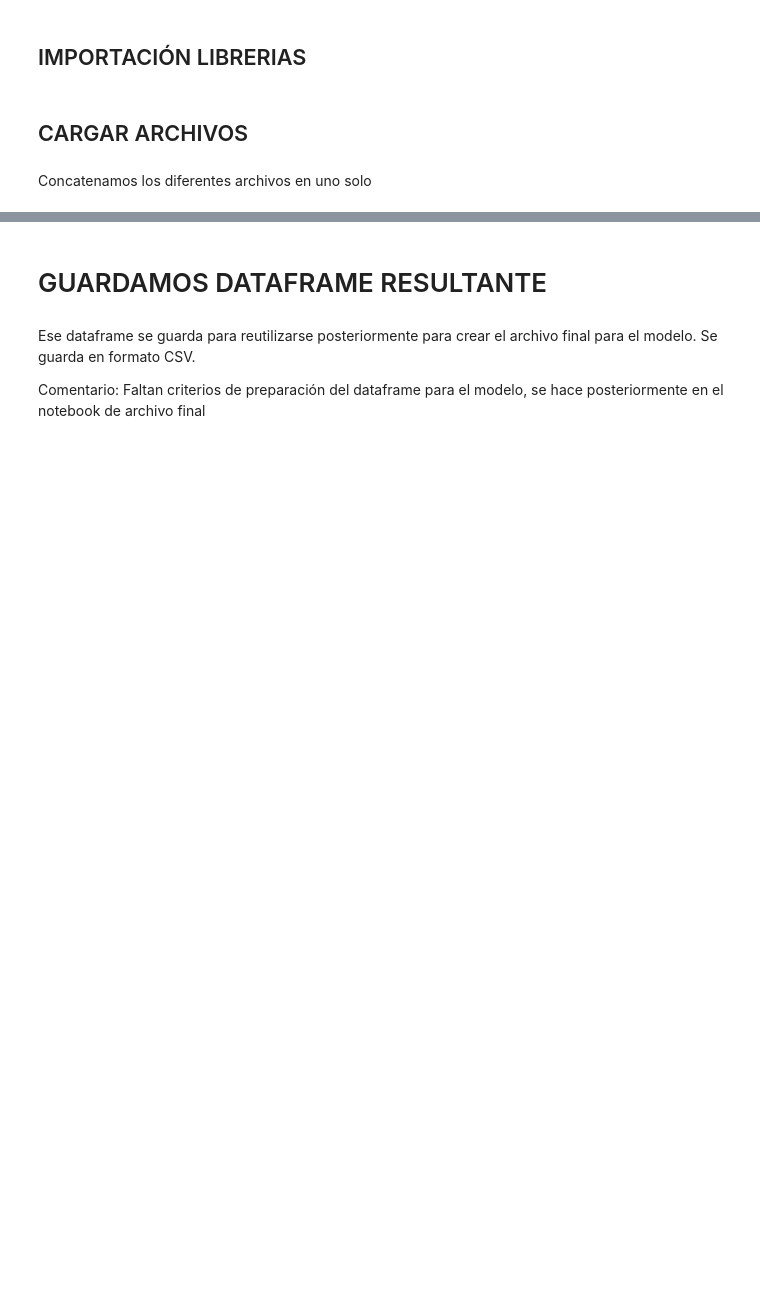
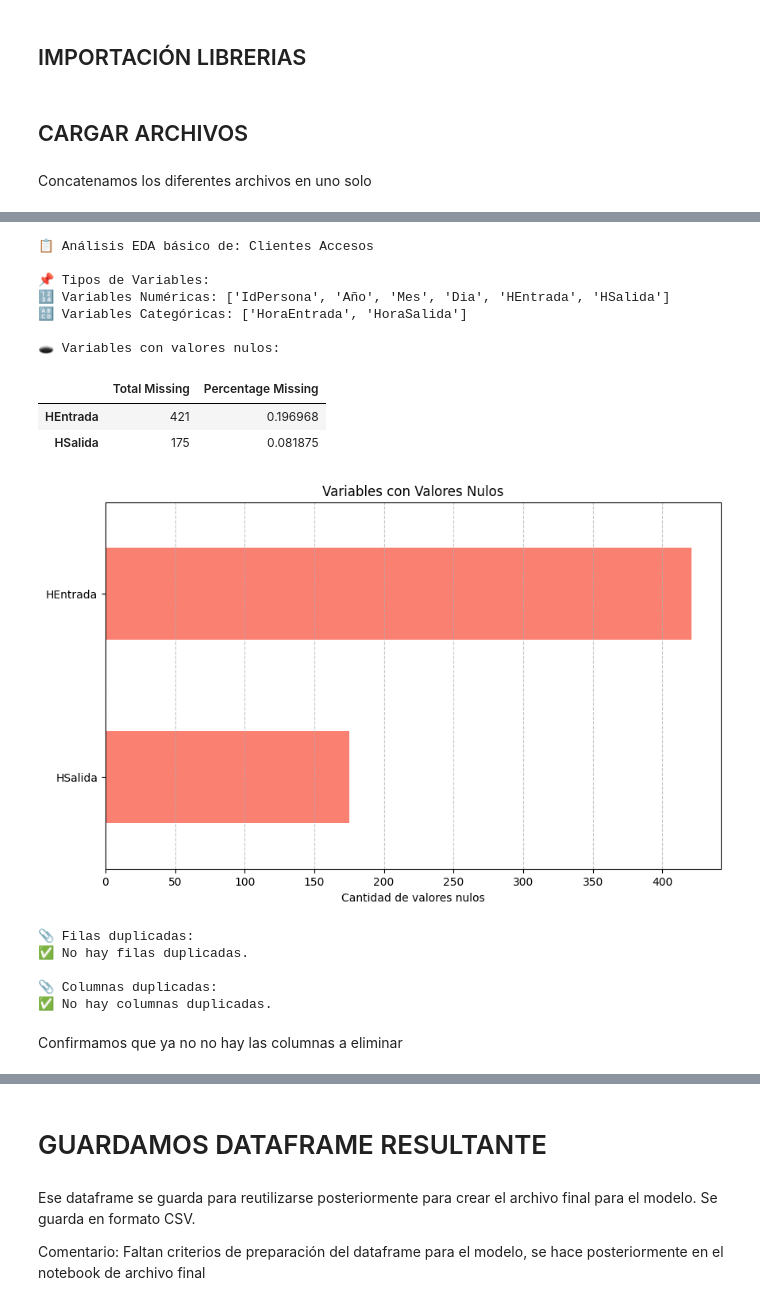
Before and after one commit to CescBlanco/TFM-FINAL, a Jupyter notebook: eda_feature_engineering/accessos.ipynb, the cells around one changed output, grey strips where cells are left out. Saved outputs shown, nothing was run; the diff lists cells and outputs as text; code cells hidden in the pictures; blank space fills up the shorter version.

Commit message:
Update: new clean branch and create csv accesos

```diff
--- a/eda_feature_engineering/accessos.ipynb
+++ b/eda_feature_engineering/accessos.ipynb
@@ -280,0 +40,16 @@ memory usage: 14.6+ MB
+# %%
+def concatenar_dataframes(*dfs: pd.DataFrame) -> pd.DataFrame:
+    """
+    Concatenar una lista arbitraria de DataFrames en uno solo.
+
+    Parámetros:
+        *dfs: DataFrames a concatenar.
+
+    Retorna:
+        pd.DataFrame: DataFrame concatenado con índice reiniciado y copia.
+    """
+    concatenado = pd.concat(dfs, ignore_index=True)
+    return concatenado.copy()
+# %%
+df_accesos = concatenar_dataframes(accesos24, accesos, accesos2, accesos3)
+df_accesos
@@ -280,0 +129,19 @@ memory usage: 14.6+ MB
+# %%
+eda_basica(df_accesos, nombre_df="Clientes Accesos")
+# %% [output]
+📋 Análisis EDA básico de: Clientes Accesos
+
+📌 Tipos de Variables:
+🔢 Variables Numéricas: ['IdPersona', 'Año', 'Mes', 'Dia', 'HEntrada', 'HSalida']
+🔠 Variables Categóricas: ['HoraEntrada', 'HoraSalida']
+
+🕳️ Variables con valores nulos:
+|  | Total Missing | Percentage Missing |
+| HEntrada | 421 | 0.196968 |
+| HSalida | 175 | 0.081875 |
+[figure, added]
+📎 Filas duplicadas:
+✅ No hay filas duplicadas.
+
+📎 Columnas duplicadas:
+✅ No hay columnas duplicadas.
@@ -280,0 +191,2 @@ memory usage: 14.6+ MB
+# %% [markdown]
+Confirmamos que ya no no hay las columnas a eliminar
```
Also changed, not shown: parts of 42 cells of this notebook, 1 other file.
